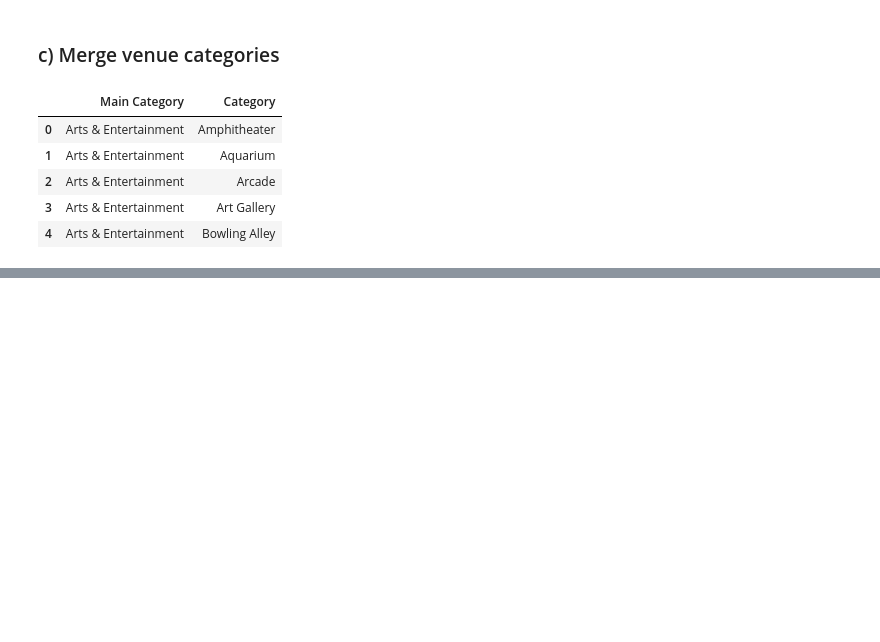
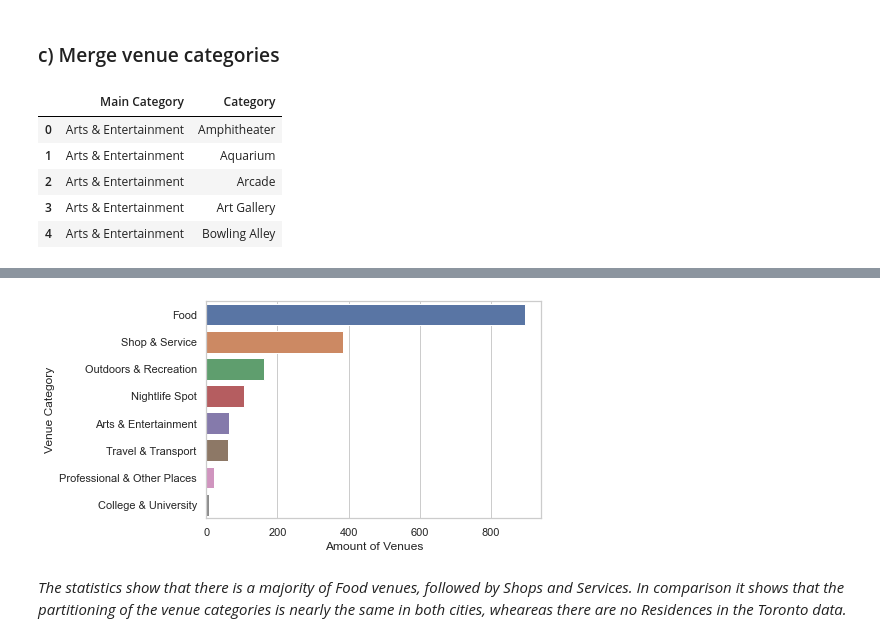
Before and after one commit to maltejo33/coursera_capstone, a Jupyter notebook: jupyter/final_project.ipynb, the cells around one changed output, grey strips where cells are left out. Cells and saved outputs as stored; diff of their text form; code cells hidden in the pictures; blank space fills up the shorter version.

```diff
--- a/jupyter/final_project.ipynb
+++ b/jupyter/final_project.ipynb
@@ -438,0 +513,9 @@ def addMainCategory(df):
+# %%
+sns.set(style="whitegrid")
+ax = sns.barplot(x='Venue', y=tor_venues_count.index, data=tor_venues_count)
+ax.set_xlabel('Amount of Venues')
+plt.show()
+# %% [output]
+[figure, added]
+# %% [markdown]
+*The statistics show that there is a majority of Food venues, followed by Shops and Services. In comparison it shows that the partitioning of the venue categories is nearly the same in both cities, wheareas there are no Residences in the Toronto data.*
```
Also changed, not shown: parts of 33 cells of this notebook, 2 other files.
